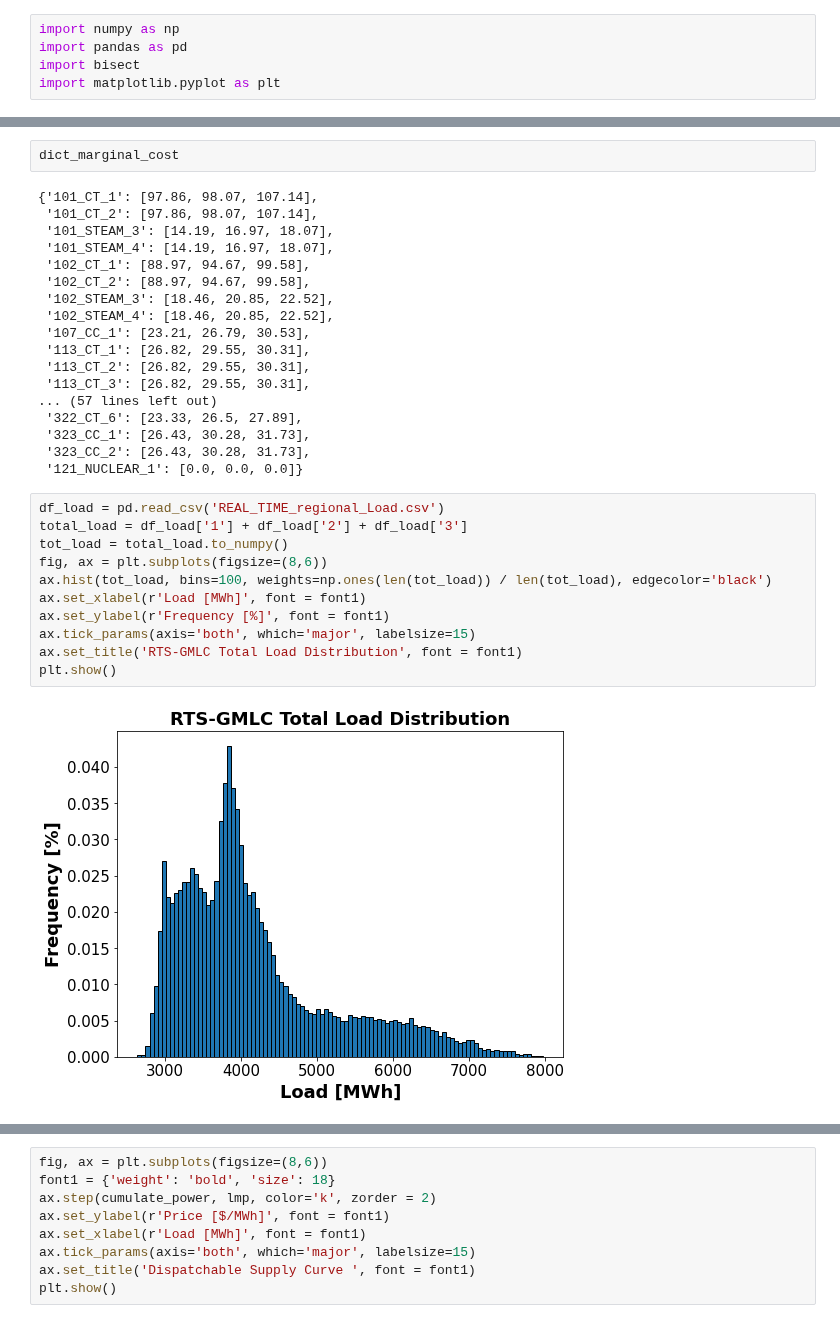
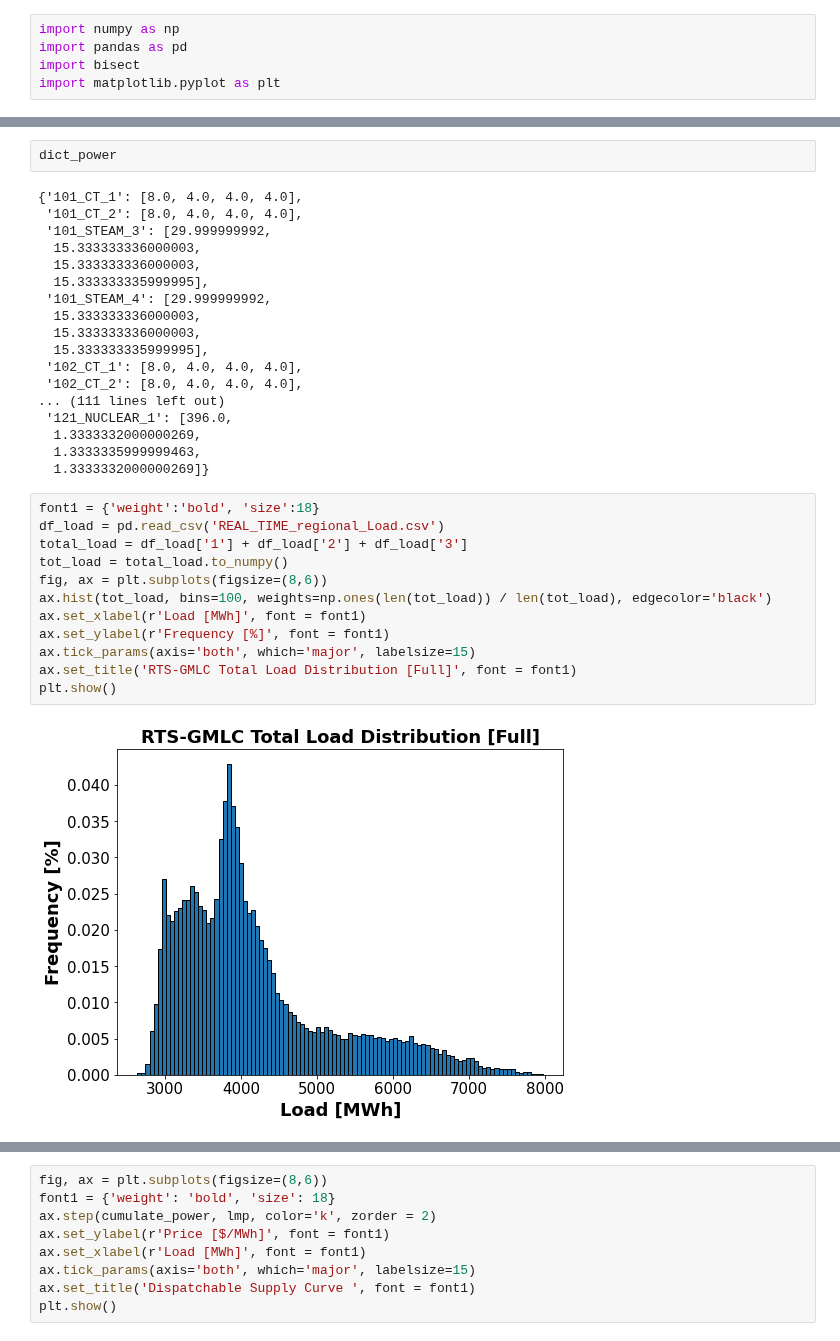
Before and after one commit to Xinhe-Chen/dispatches, a Jupyter notebook: dispatches/improved_pt/result_analysis/Make_marginal_price_plots.ipynb, the cells around one changed output, grey strips where cells are left out. Cells and saved outputs as stored; diff of their text form.

```diff
--- a/dispatches/improved_pt/result_analysis/Make_marginal_price_plots.ipynb
+++ b/dispatches/improved_pt/result_analysis/Make_marginal_price_plots.ipynb
@@ -71,33 +95,34 @@ cumulate_power.insert(0,0)
 # %%
-dict_marginal_cost
+dict_power
 # %% [output]
-{'101_CT_1': [97.86, 98.07, 107.14],
- '101_CT_2': [97.86, 98.07, 107.14],
- '101_STEAM_3': [14.19, 16.97, 18.07],
- '101_STEAM_4': [14.19, 16.97, 18.07],
- '102_CT_1': [88.97, 94.67, 99.58],
- '102_CT_2': [88.97, 94.67, 99.58],
- '102_STEAM_3': [18.46, 20.85, 22.52],
- '102_STEAM_4': [18.46, 20.85, 22.52],
- '107_CC_1': [23.21, 26.79, 30.53],
- '113_CT_1': [26.82, 29.55, 30.31],
- '113_CT_2': [26.82, 29.55, 30.31],
- '113_CT_3': [26.82, 29.55, 30.31],
-... (57 lines left out)
- '322_CT_6': [23.33, 26.5, 27.89],
- '323_CC_1': [26.43, 30.28, 31.73],
- '323_CC_2': [26.43, 30.28, 31.73],
- '121_NUCLEAR_1': [0.0, 0.0, 0.0]}
+{'101_CT_1': [8.0, 4.0, 4.0, 4.0],
+ '101_CT_2': [8.0, 4.0, 4.0, 4.0],
+ '101_STEAM_3': [29.999999992,
+  15.333333336000003,
+  15.333333336000003,
+  15.333333335999995],
+ '101_STEAM_4': [29.999999992,
+  15.333333336000003,
+  15.333333336000003,
+  15.333333335999995],
+ '102_CT_1': [8.0, 4.0, 4.0, 4.0],
+ '102_CT_2': [8.0, 4.0, 4.0, 4.0],
+... (111 lines left out)
+ '121_NUCLEAR_1': [396.0,
+  1.3333332000000269,
+  1.3333335999999463,
+  1.3333332000000269]}
 # %%
+font1 = {'weight':'bold', 'size':18}
 df_load = pd.read_csv('REAL_TIME_regional_Load.csv')
 total_load = df_load['1'] + df_load['2'] + df_load['3']
 tot_load = total_load.to_numpy()
 fig, ax = plt.subplots(figsize=(8,6))
 ax.hist(tot_load, bins=100, weights=np.ones(len(tot_load)) / len(tot_load), edgecolor='black')
 ax.set_xlabel(r'Load [MWh]', font = font1)
 ax.set_ylabel(r'Frequency [%]', font = font1)
 ax.tick_params(axis='both', which='major', labelsize=15)
-ax.set_title('RTS-GMLC Total Load Distribution', font = font1)
+ax.set_title('RTS-GMLC Total Load Distribution [Full]', font = font1)
 plt.show()
 # %% [output]
-[figure, old version]
+[figure, new version]
```
Also changed, not shown: parts of 11 cells of this notebook, 1 other file.
